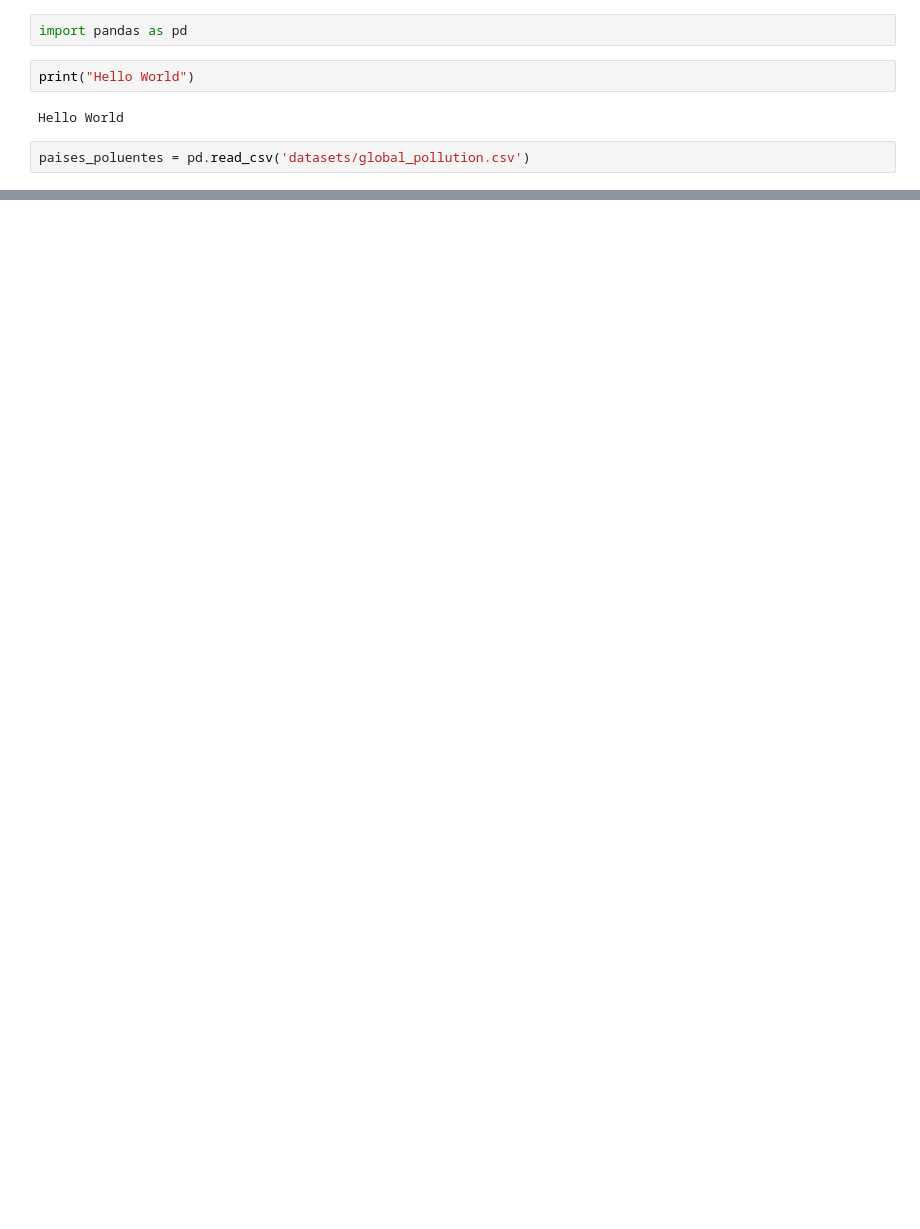
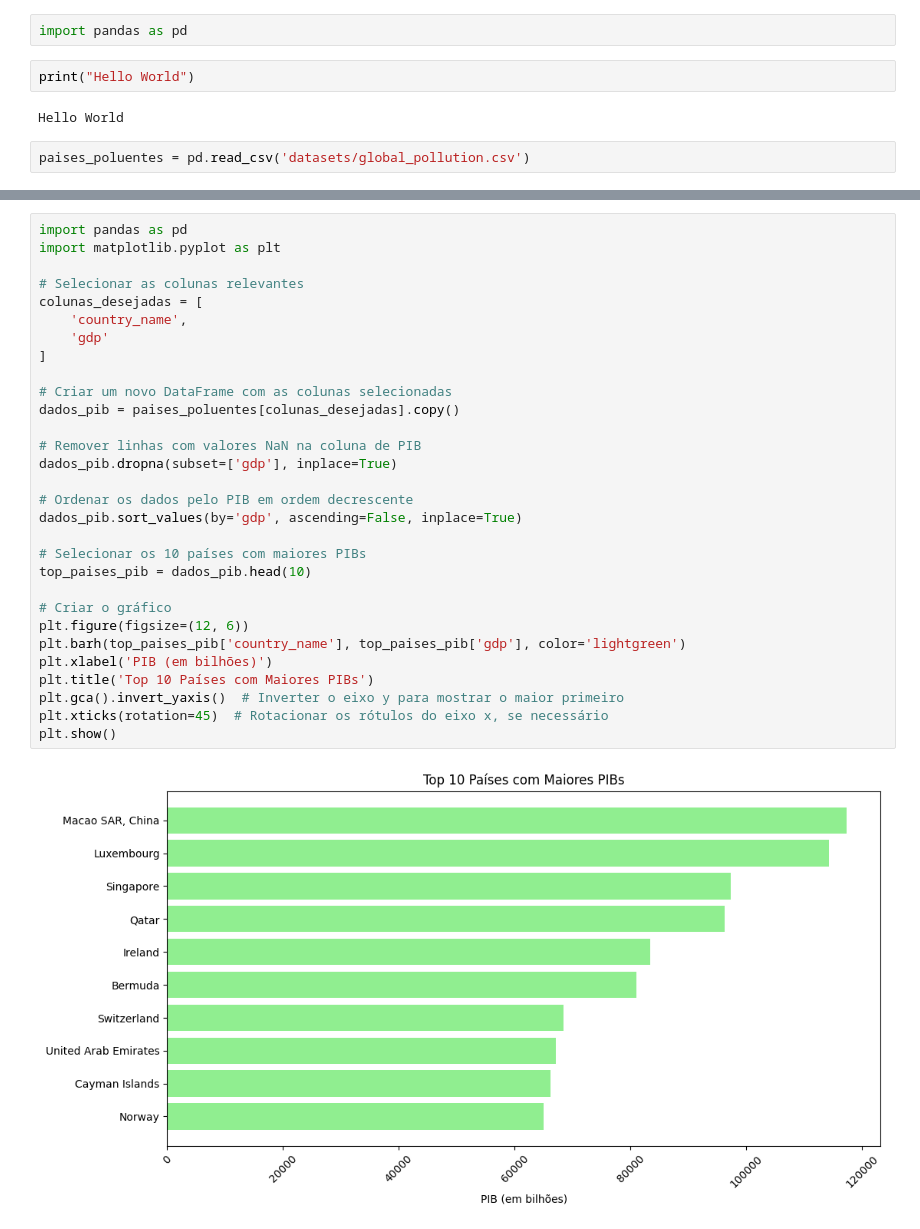
Before and after one commit to rafaelflorentinobarbosa/InteligenciaArtificial, a Jupyter notebook: Projeto_final/index.ipynb, the cells around one changed output, grey strips where cells are left out. Saved outputs shown, nothing was run; the diff lists cells and outputs as text; blank space fills up the shorter version.

```diff
--- a/Projeto_final/index.ipynb
+++ b/Projeto_final/index.ipynb
@@ -109,0 +131,32 @@ Name: gdp, dtype: float64
+# %%
+import pandas as pd
+import matplotlib.pyplot as plt
+
+# Selecionar as colunas relevantes
+colunas_desejadas = [
+    'country_name',
+    'gdp'
+]
+
+# Criar um novo DataFrame com as colunas selecionadas
+dados_pib = paises_poluentes[colunas_desejadas].copy()
+
+# Remover linhas com valores NaN na coluna de PIB
+dados_pib.dropna(subset=['gdp'], inplace=True)
+
+# Ordenar os dados pelo PIB em ordem decrescente
+dados_pib.sort_values(by='gdp', ascending=False, inplace=True)
+
+# Selecionar os 10 países com maiores PIBs
+top_paises_pib = dados_pib.head(10)
+
+# Criar o gráfico
+plt.figure(figsize=(12, 6))
+plt.barh(top_paises_pib['country_name'], top_paises_pib['gdp'], color='lightgreen')
+plt.xlabel('PIB (em bilhões)')
+plt.title('Top 10 Países com Maiores PIBs')
+plt.gca().invert_yaxis()  # Inverter o eixo y para mostrar o maior primeiro
+plt.xticks(rotation=45)  # Rotacionar os rótulos do eixo x, se necessário
+plt.show()
+# %% [output]
+[figure, added]
```
Also changed, not shown: parts of 21 cells of this notebook.
